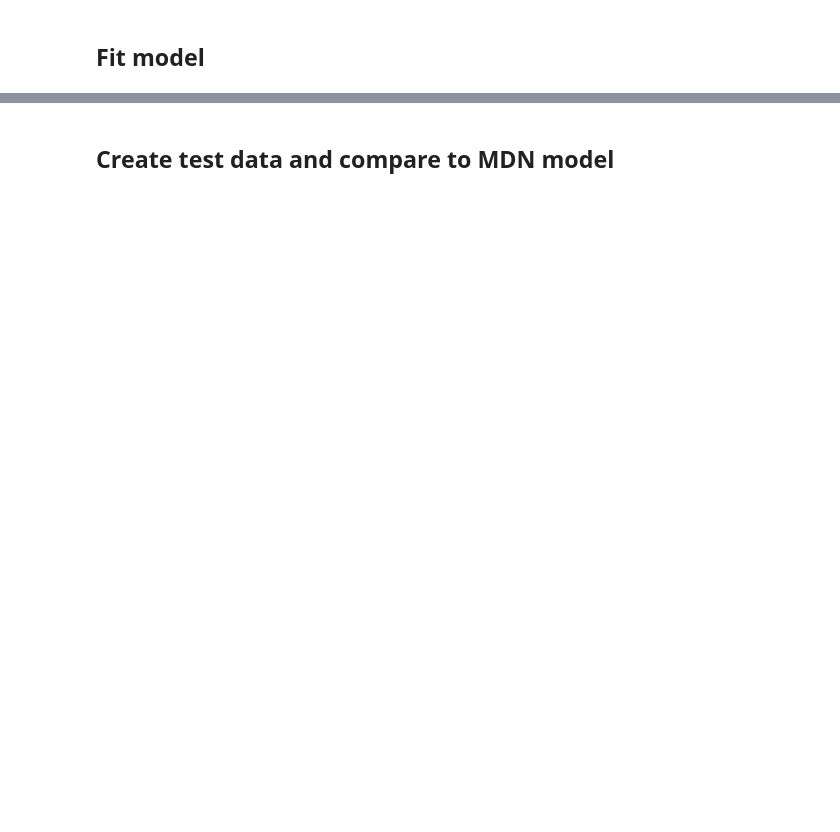
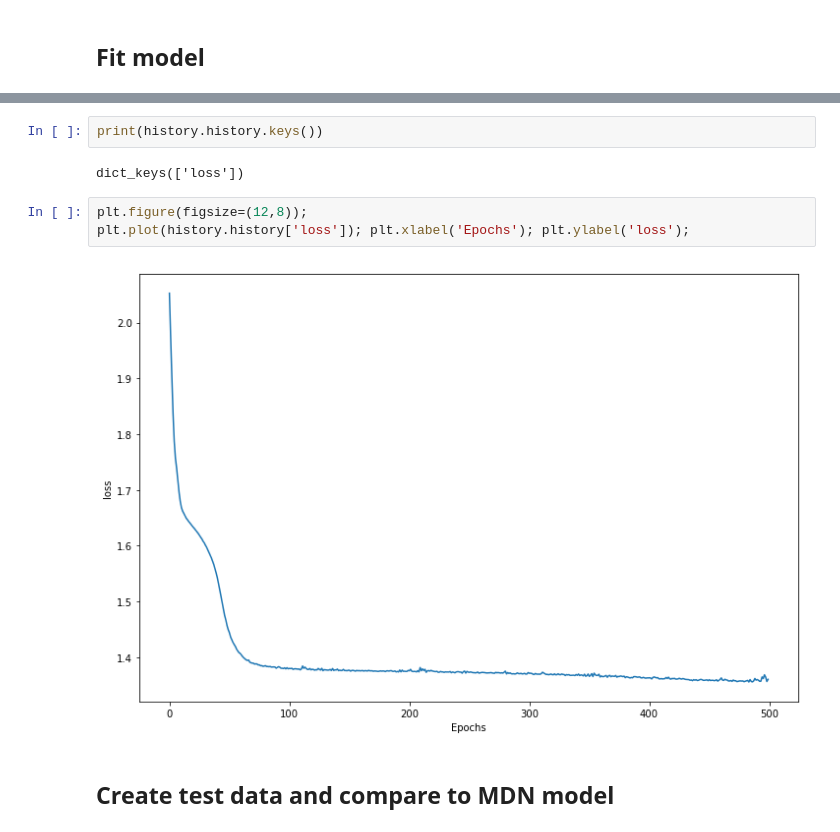
Before and after one commit to QCaudron/pydra, a Jupyter notebook: notebooks/one_input_to_one_output_example.ipynb, the cells around one changed output, grey strips where cells are left out. Cells and saved outputs as stored; diff of their text form; blank space fills up the shorter version.

```diff
--- a/notebooks/one_input_to_one_output_example.ipynb
+++ b/notebooks/one_input_to_one_output_example.ipynb
@@ -79,3 +80,12 @@ Epoch 500/500
+# %%
+print(history.history.keys())
+# %% [output]
+dict_keys(['loss'])
+# %%
+plt.figure(figsize=(12,8));
+plt.plot(history.history['loss']); plt.xlabel('Epochs'); plt.ylabel('loss');
+# %% [output]
+[figure, added]
 # %% [markdown]
 ## Create test data and compare to MDN model
 # %%
```
Also changed, not shown: parts of 12 cells of this notebook, 4 other files.
